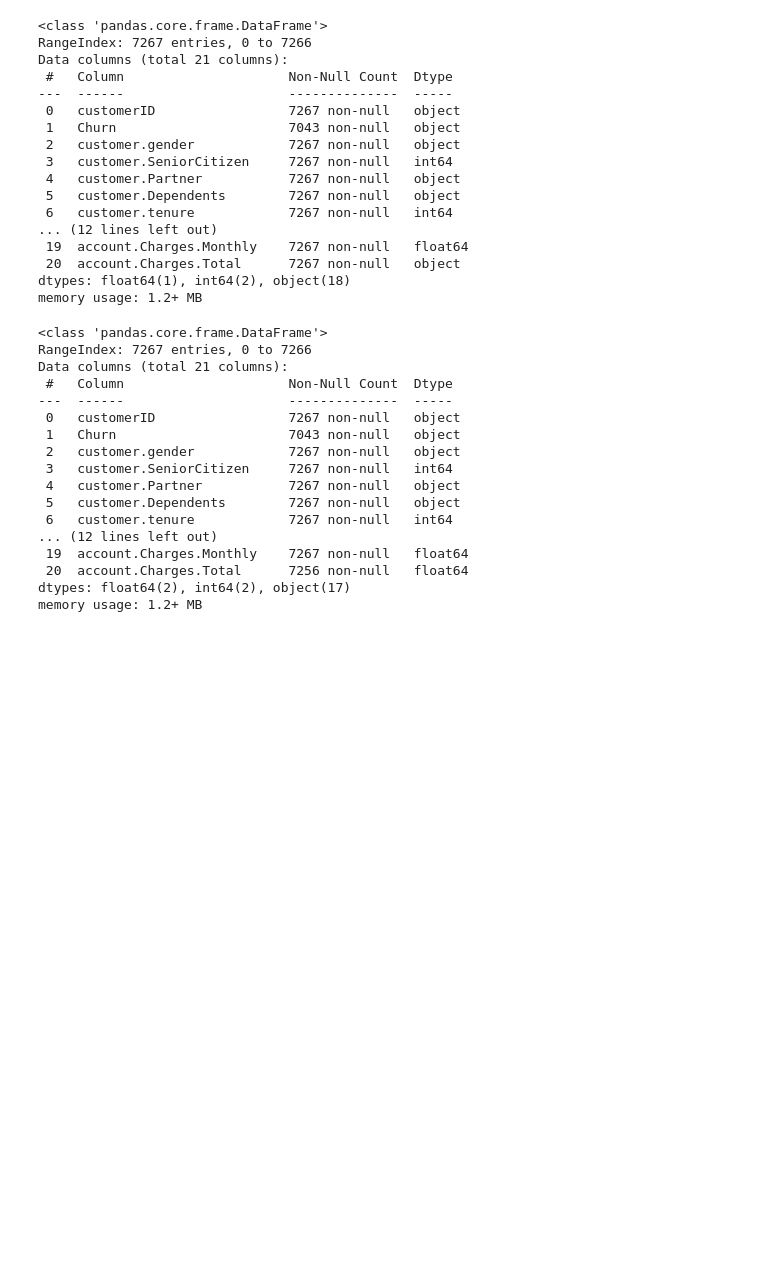
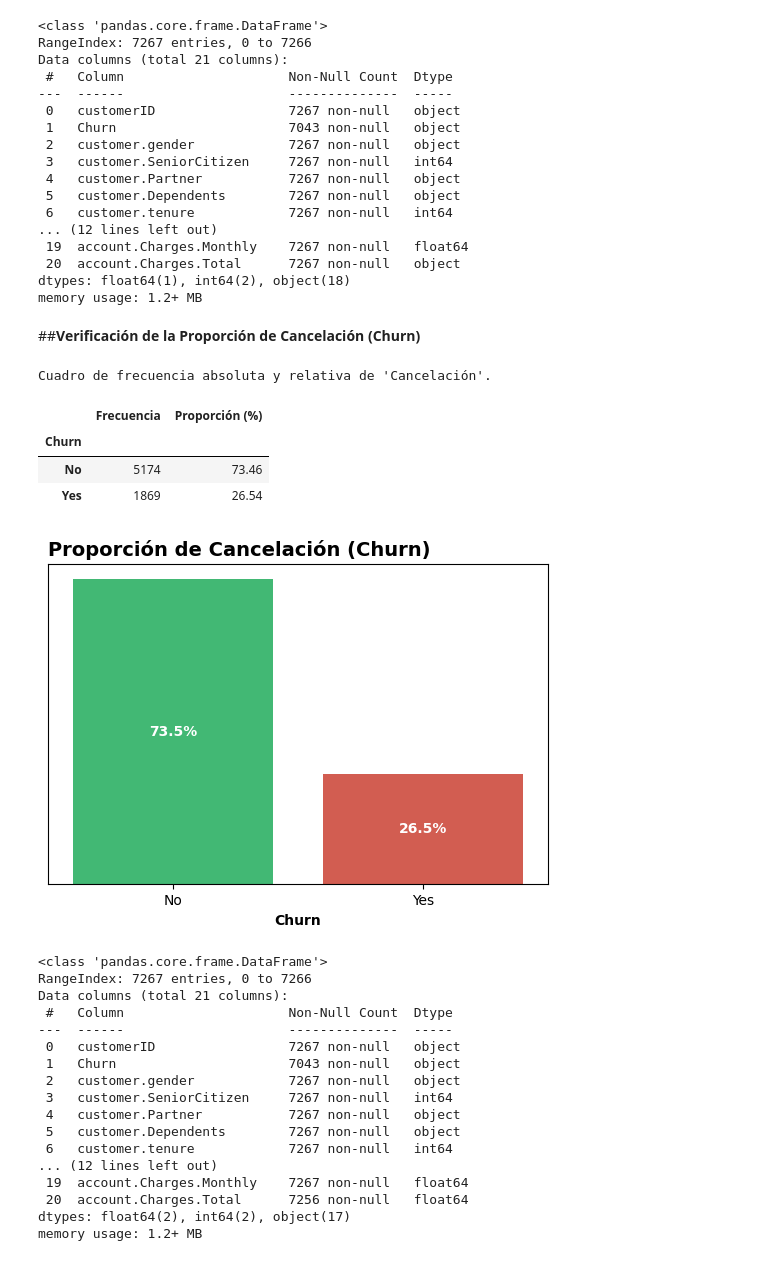
Before and after one commit to EuniceGarcia503/Challenge3_TelecomX_LATAM_parte_II, a Jupyter notebook: Challenge_TelecomX_parte_II.ipynb, the cells around one changed output. Saved outputs shown, nothing was run; the diff lists cells and outputs as text; code cells hidden in the pictures; blank space fills up the shorter version.

Commit message:
Agrego código para Verificación de la Proporción de Cancelación (Churn).

```diff
--- a/Challenge_TelecomX_parte_II.ipynb
+++ b/Challenge_TelecomX_parte_II.ipynb
@@ -78,6 +122,61 @@ Data columns (total 21 columns):
  20  account.Charges.Total      7267 non-null   object
 dtypes: float64(1), int64(2), object(18)
 memory usage: 1.2+ MB
+# %% [markdown]
+##**Verificación de la Proporción de Cancelación (Churn)**
+# %%
+#Código para verificar proporción de cancelación.
+churn_frecuencia = df['Churn'].value_counts()
+churn_proporcion = df['Churn'].value_counts(normalize=True)*100
+
+#Tabla combinada.
+df_churn = pd.DataFrame(
+    {'Frecuencia': churn_frecuencia, 'Proporción (%)': churn_proporcion.round(2)}
+)
+
+print(f"Cuadro de frecuencia absoluta y relativa de 'Cancelación'.")
+display(df_churn)
+print(f"\n")
+
+#Gráfico de barras.
+colores = ['#2ecc71', '#e74c3c']
+
+fig, ax = plt.subplots(figsize=(5, 4))
+
+sns.countplot(x='Churn', hue='Churn', data=df, palette=colores, legend=False, ax=ax)
+
+# Título y etiquetas
+ax.set_title('Proporción de Cancelación (Churn)', fontsize=14, loc='left', fontweight='bold')
+ax.set_xlabel('Churn', fontweight='bold')
+ax.set_ylabel('')  # sin título en eje Y
+
+# Quitar ticks del eje Y
+ax.set_yticks([])
+
+# Mostrar porcentajes dentro de las barras
+total = len(df)
+for p in ax.patches:
+    height = p.get_height()
+    porcentaje = f'{100 * height / total:.1f}%'
+    ax.text(
+        p.get_x() + p.get_width() / 2,
+        height / 2,
+        porcentaje,
+        ha='center', va='center', color='white', fontweight='bold'
+    )
+
+# Dejar margen inferior y recortar el resto
+plt.subplots_adjust(top=1, bottom=0.2, left=0, right=1)
+
+plt.show()
+print()
+# %% [output]
+Cuadro de frecuencia absoluta y relativa de 'Cancelación'.
+|  | Frecuencia | Proporción (%) |
+| Churn |  |  |
+| No | 5174 | 73.46 |
+| Yes | 1869 | 26.54 |
+[figure, added]
 # %%
 #Convertir columna account.Charges.Total en tipo float64.
 df['account.Charges.Total'] = df['account.Charges.Total'].str.replace(',', '.',regex=True)
```
Also changed, not shown: parts of 19 cells of this notebook.
